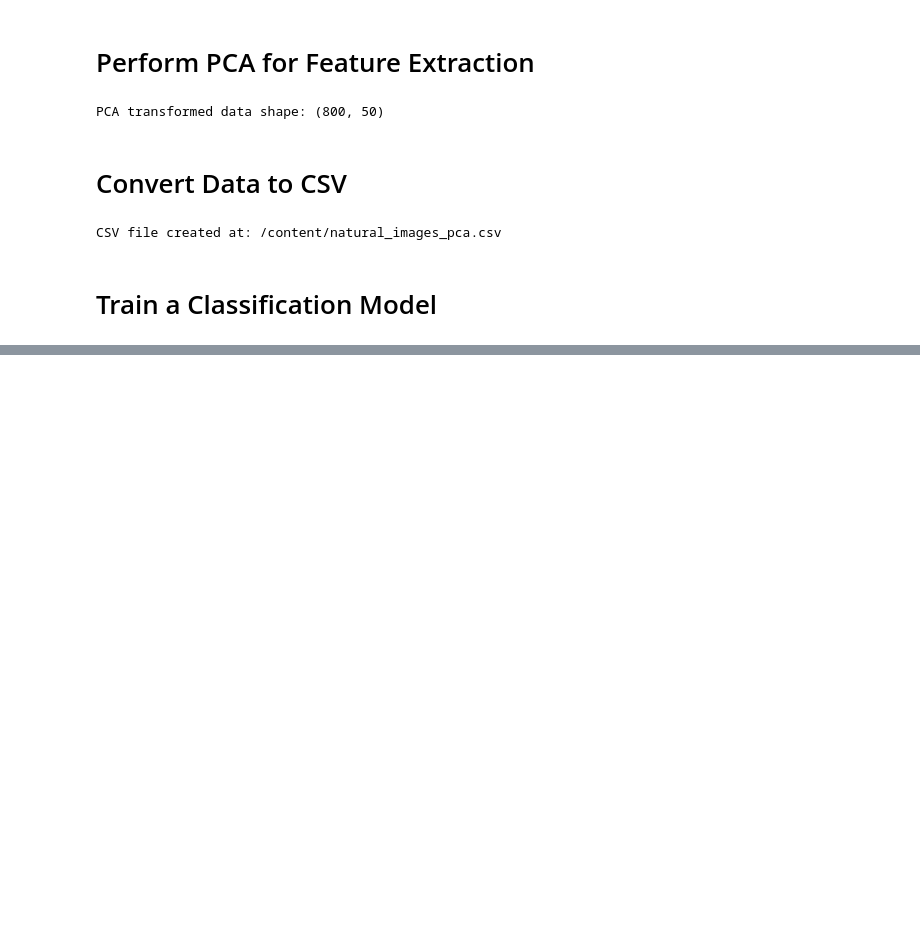
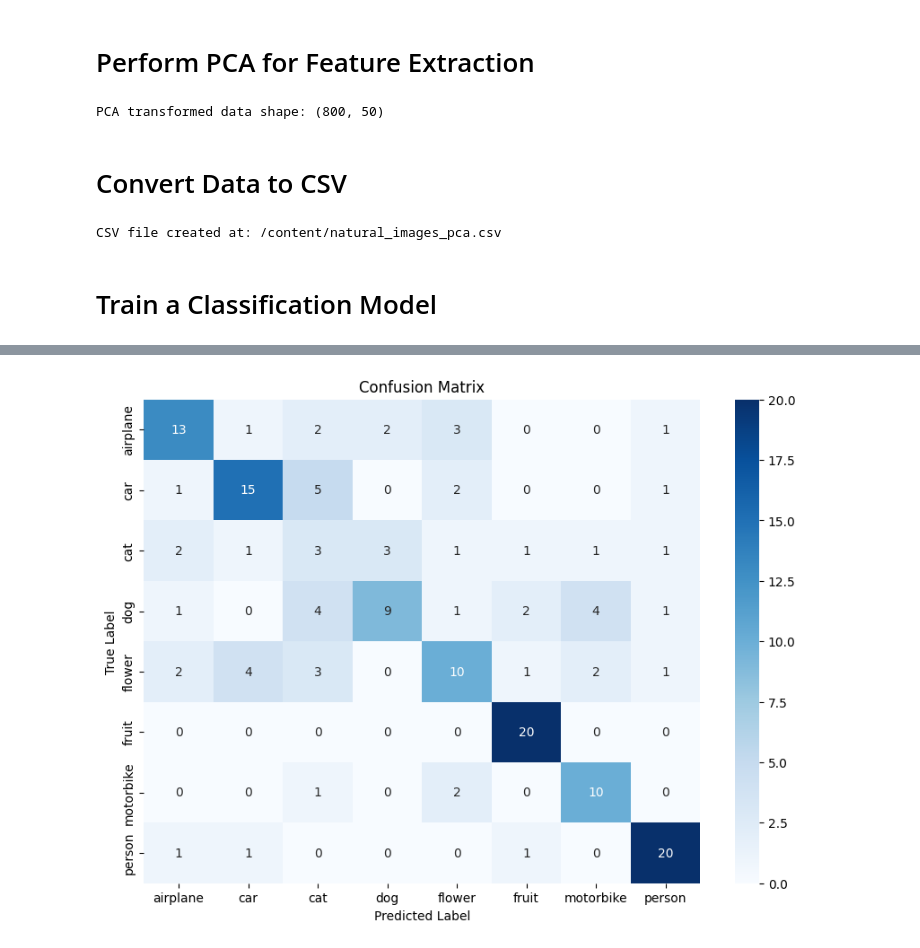
Before and after one commit to Nowshin1009/Natural-Image-model, a Jupyter notebook: image_dataprocessing.ipynb, the cells around one changed output, grey strips where cells are left out. Cells and saved outputs as stored; diff of their text form; code cells hidden in the pictures; blank space fills up the shorter version.

```diff
--- a/image_dataprocessing.ipynb
+++ b/image_dataprocessing.ipynb
@@ -288,0 +312,6 @@ weighted avg       0.60      0.62      0.60       160
+# %%
+
+# Heatmap for Random Forest model
+plot_confusion_matrix(y_test, y_pred_rf, labels=np.unique(y))
+# %% [output]
+[figure, added]
```
Also changed, not shown: parts of 7 cells of this notebook.
